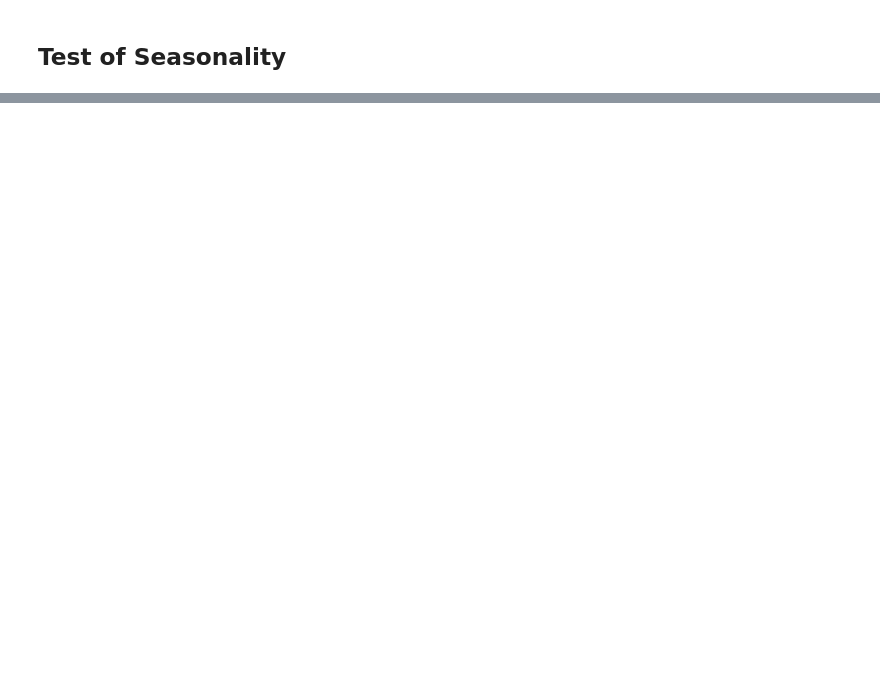
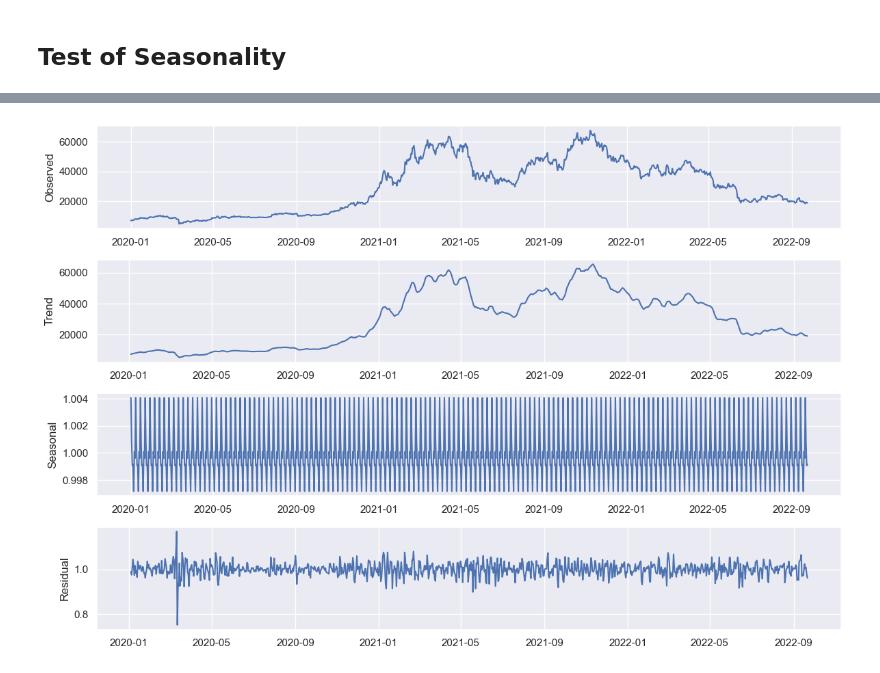
Before and after one commit to kings-data-quest/Crypto_time_series_analysis, a Jupyter notebook: notebooks/2.0-prof-initial_data_exploration.ipynb, the cells around one changed output, grey strips where cells are left out. Cells and saved outputs as stored; diff of their text form; code cells hidden in the pictures; blank space fills up the shorter version.

```diff
--- a/notebooks/2.0-prof-initial_data_exploration.ipynb
+++ b/notebooks/2.0-prof-initial_data_exploration.ipynb
@@ -103,0 +152,22 @@ s
+# %%
+d_sec_mul = seasonal_decompose(df.Close, model='multiplicative')
+
+fig, axes = plt.subplots(4, 1, figsize=(12, 8))
+
+axes[0].plot(d_sec_mul.observed)
+axes[0].set_ylabel('Observed')
+
+axes[1].plot(d_sec_mul.trend)
+axes[1].set_ylabel('Trend')
+
+axes[2].plot(d_sec_mul.seasonal)
+axes[2].set_ylabel('Seasonal')
+
+axes[3].plot(d_sec_mul.resid)
+axes[3].set_ylabel('Residual')
+
+plt.tight_layout()
+plt.savefig('../reports/figures/btcusdt_decompose_multiplicative')
+plt.show()
+# %% [output]
+[figure, added]
```
Also changed, not shown: parts of 27 cells of this notebook, 6 other files.
